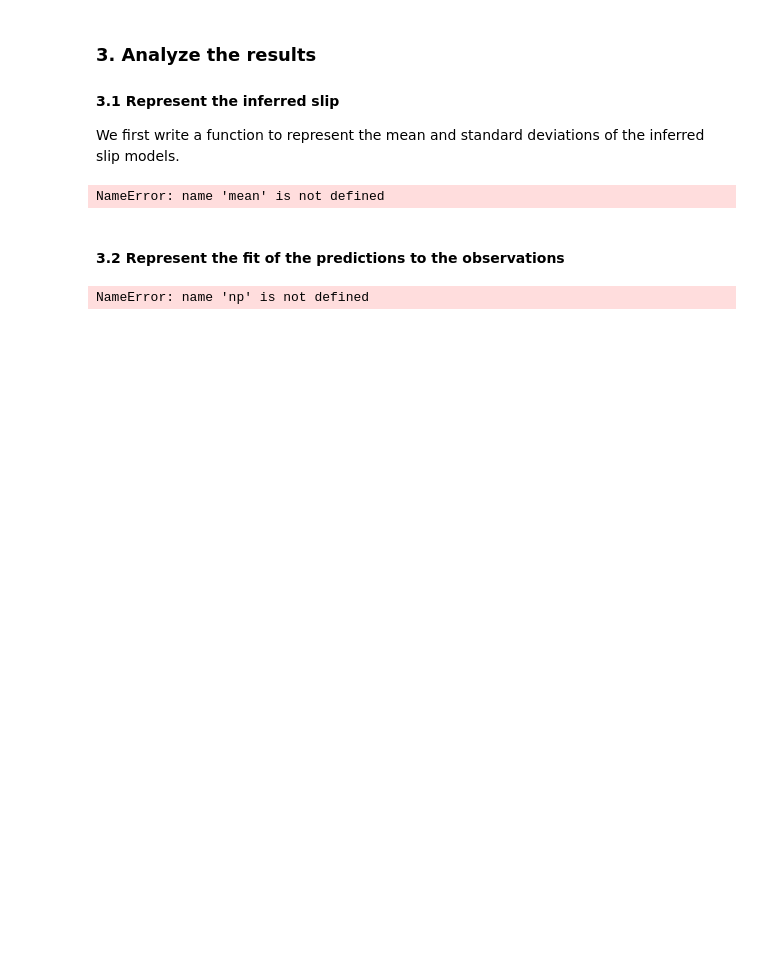
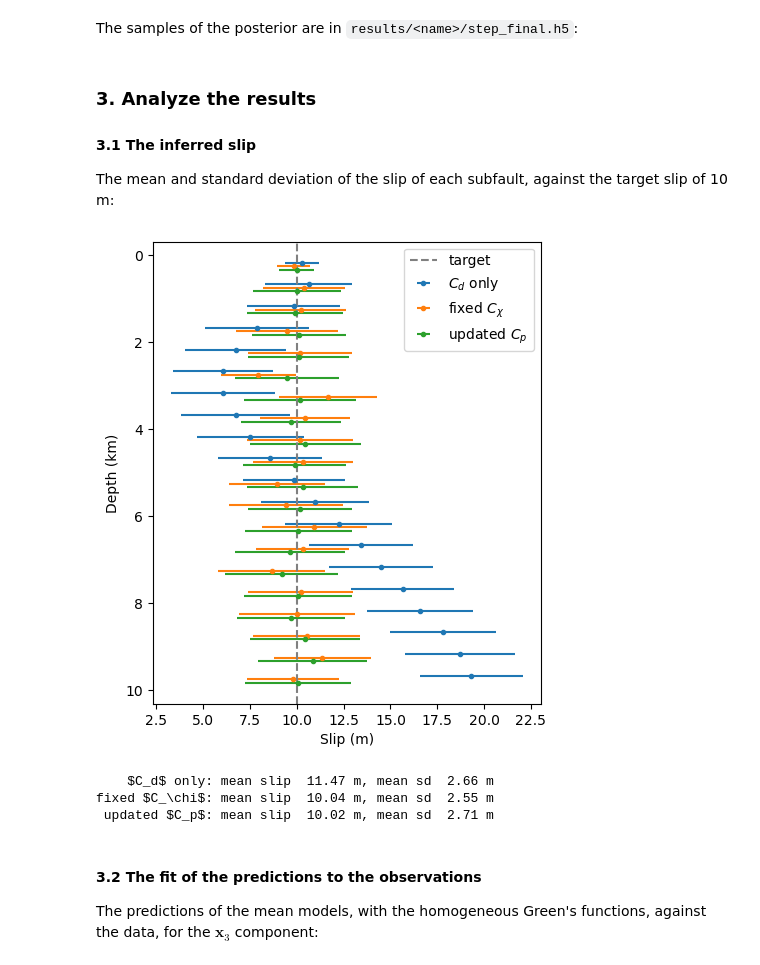
Before and after one commit to lijun99/altar, a Jupyter notebook: docs/tutorials/intro_cp/toymodel_step2.ipynb, the cells around one changed output. Saved outputs shown, nothing was run; the diff lists cells and outputs as text; code cells hidden in the pictures; blank space fills up the shorter version.

Commit message:
docs: fix the physics of the cp toy model, and run its inversions on the cpu with seismic.static

```diff
--- a/docs/tutorials/intro_cp/toymodel_step2.ipynb
+++ b/docs/tutorials/intro_cp/toymodel_step2.ipynb
@@ -118,6 +112,22 @@ NameError: name 'myapp' is not defined
+# %% [markdown]
+The samples of the posterior are in `results/<name>/step_final.h5`:
+# %%
+import numpy as np
+import h5py
+
+def samples(name):
+    """
+    The samples of the posterior of the run {name}, (samples, parameters)
+    """
+    with h5py.File(f'results/{name}/step_final.h5', 'r') as h5:
+        return h5['ParameterSets/strikeslip_sampling'][:]
+
+theta_cd = samples('slip_cd')
+theta_cx = samples('slip_cx')
+theta_cp = samples('slip_cp')
 # %% [markdown]
 ### 3. Analyze the results
 
-#### 3.1 Represent the inferred slip
+#### 3.1 The inferred slip
 
-We first write a function to represent the mean and standard deviations of the inferred slip models.
+The mean and standard deviation of the slip of each subfault, against the target slip of 10 m:
@@ -204,9 +134,31 @@ def plotSlipBox(moy, std, ns, nd, bounds, **params):
-# %%
-ns = 1
-nd = 20
-bounds = [4.,16.]
-plotSlipBox(mean, sd, ns, nd, bounds)
-# %% [output]
-NameError: name 'mean' is not defined
+# %%
+%matplotlib inline
+import matplotlib.pyplot as plt
+
+## the depth of the center of each subfault, in km
+width, ndip = 10., 20
+depth = (np.arange(ndip) + 0.5) * width / ndip
+
+runs = {'$C_d$ only': theta_cd, r'fixed $C_\chi$': theta_cx, 'updated $C_p$': theta_cp}
+
+fig, ax = plt.subplots(figsize=(5, 6))
+for offset, (label, theta) in zip((-0.08, 0, 0.08), runs.items()):
+    ax.errorbar(theta.mean(axis=0), depth + offset, xerr=theta.std(axis=0), fmt='o', ms=3, label=label)
+ax.axvline(x=10., color='gray', ls='--', label='target')
+ax.invert_yaxis()
+ax.set_xlabel('Slip (m)')
+ax.set_ylabel('Depth (km)')
+ax.legend()
+plt.show()
+
+for label, theta in runs.items():
+    print(f'{label:>14}: mean slip {theta.mean():6.2f} m, mean sd {theta.std(axis=0).mean():5.2f} m')
+# %% [output]
+[figure, added]
+    $C_d$ only: mean slip  11.47 m, mean sd  2.66 m
+fixed $C_\chi$: mean slip  10.04 m, mean sd  2.55 m
+ updated $C_p$: mean slip  10.02 m, mean sd  2.71 m
 # %% [markdown]
-#### 3.2 Represent the fit of the predictions to the observations
+#### 3.2 The fit of the predictions to the observations
+
+The predictions of the mean models, with the homogeneous Green's functions, against the data, for the $\mathbf{x}_3$ component:
@@ -216,16 +164,0 @@ pred_sd = model.green * sd
-# %%
-x = np.linspace(-40000,40000,100)
-
-fig=plt.figure(figsize=(7,2))
-plt.axvline(x=0,color='lightgray')
-plt.fill_between(x/1000, data - data_sd, data + data_sd,color=orange, alpha=0.1)
-plt.fill_between(x/1000, pred - pred_sd, pred + pred_sd, color=blue, alpha=0.1)
-plt.plot(x/1000, data, color=orange, label='Target predictions')
-plt.plot(x/1000, pred, '--',color=blue, label='Predictions with Cp')
-plt.xlim([-35,35])
-plt.xlabel('Distance perpendicular to fault (km)')
-plt.ylabel('Surface displacement (m)')
-plt.show()
-fig.savefig('surface_disp_with_cp.pdf',format='pdf')
-# %% [output]
-NameError: name 'np' is not defined
```
Also changed, not shown: parts of 18 cells of this notebook, 19 other files.
